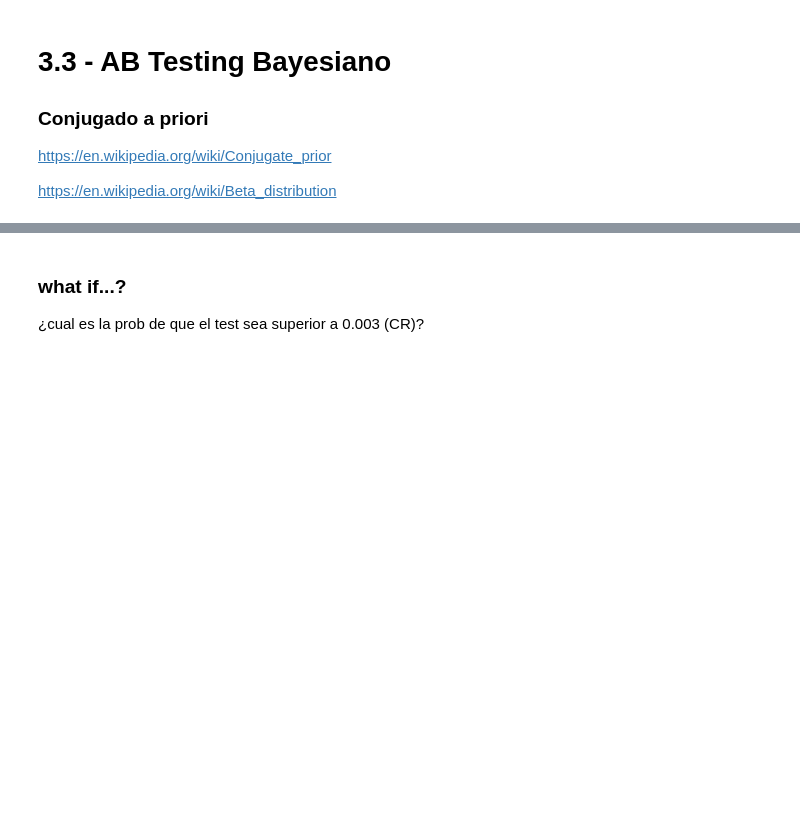
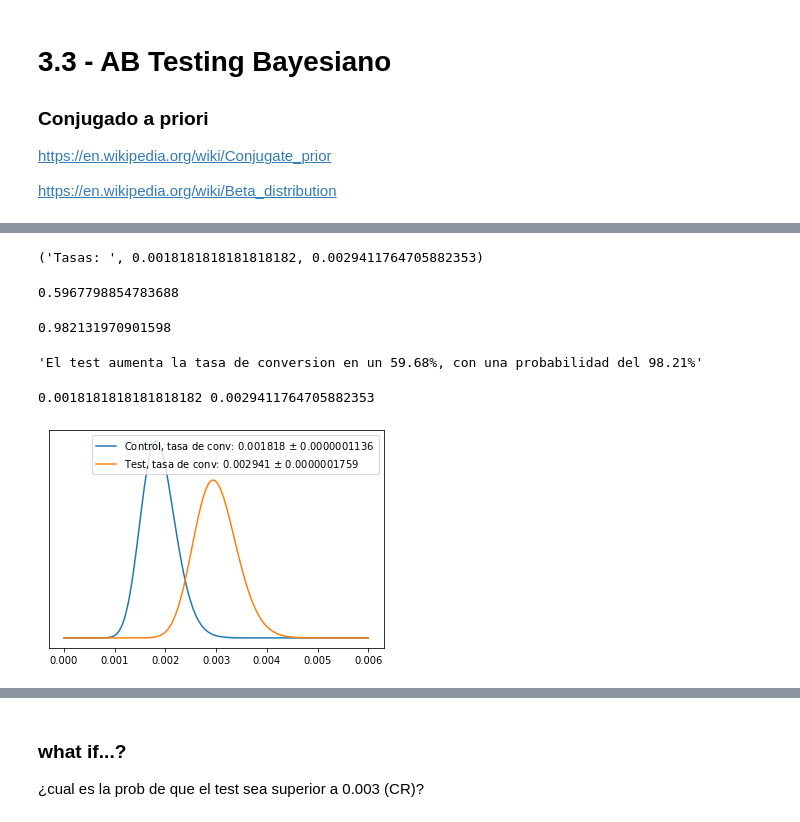
Before and after one commit to Pomilusky/apuntes_clase, a Jupyter notebook: semana_5/3.3 - AB Testing Bayesiano.ipynb, the cells around one changed output, grey strips where cells are left out. Saved outputs shown, nothing was run; the diff lists cells and outputs as text; code cells hidden in the pictures; blank space fills up the shorter version.

```diff
--- a/semana_5/3.3 - AB Testing Bayesiano.ipynb
+++ b/semana_5/3.3 - AB Testing Bayesiano.ipynb
@@ -50,0 +55,44 @@ plt.show();         # se plotea
+# %%
+# los datos son conocidos: impresiones, conversiones, control y test
+
+imps_crtl, convs_ctrl = 16500, 30
+imps_test, convs_test = 17000, 50
+
+CR_ctrl=convs_ctrl/imps_crtl  # tasas de conversion
+CR_test=convs_test/imps_test
+
+
+'Tasas: ', CR_ctrl, CR_test
+# %% [output]
+('Tasas: ', 0.0018181818181818182, 0.0029411764705882353)
+# %%
+# se crean las betas a prioris
+
+a_C, b_C = convs_ctrl+1, imps_crtl-convs_ctrl+1
+a_T, b_T = convs_test+1, imps_test-convs_test+1
+
+
+beta_C=beta(a_C, b_C)   # control
+beta_T=beta(a_T, b_T)   # test
+# %%
+salto=(beta_T.mean()-beta_C.mean())/beta_C.mean()
+
+salto
+# %% [output]
+0.5967798854783688
+# %%
+prob=calc_prob(beta_T, beta_C)
+
+prob
+# %% [output]
+0.982131970901598
+# %%
+'El test aumenta la tasa de conversion en un {:2.2f}%, con una probabilidad del {:2.2f}%'.format(salto*100, prob*100)
+# %% [output]
+'El test aumenta la tasa de conversion en un 59.68%, con una probabilidad del 98.21%'
+# %%
+print (CR_ctrl, CR_test)
+plot([beta_C, beta_T], ['Control', 'Test'])
+# %% [output]
+0.0018181818181818182 0.0029411764705882353
+[figure, added]
```
Also changed, not shown: parts of 5 cells of this notebook, 1 other file.
